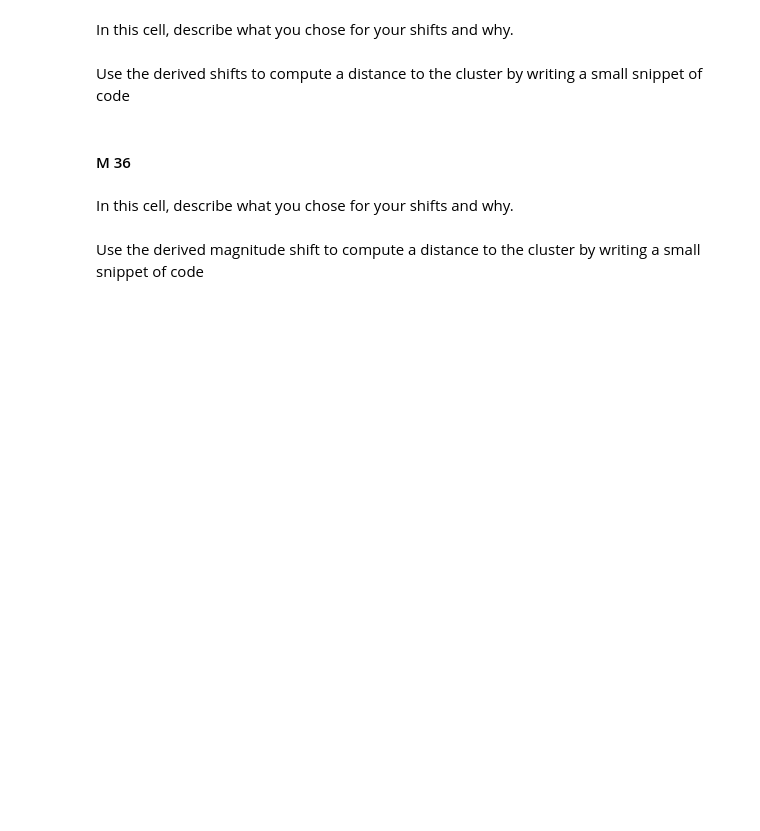
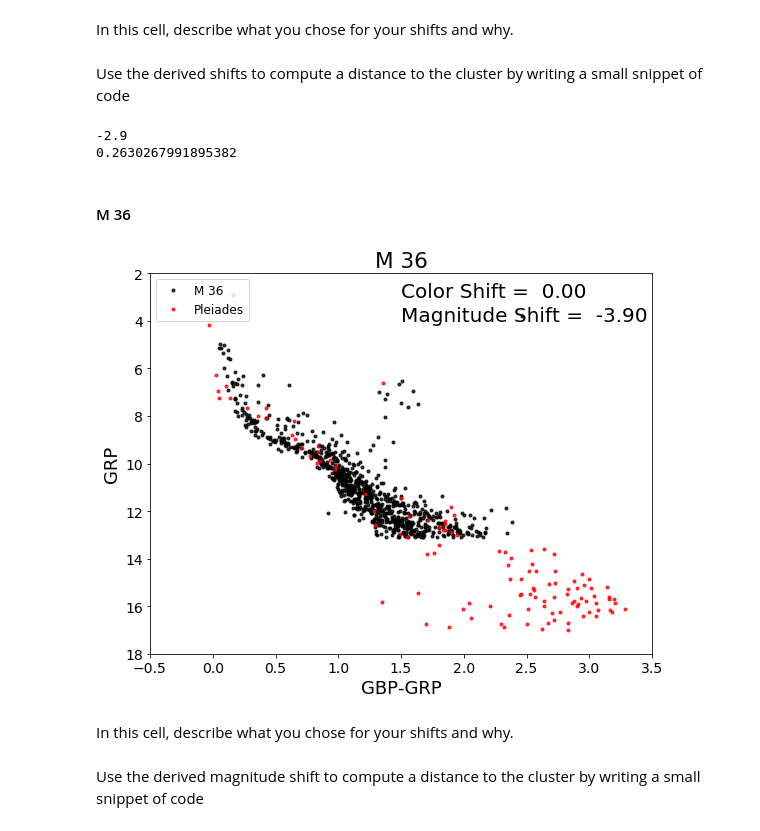
Before and after one commit to sharongary/ASTR596-HW2, a Jupyter notebook: cluster_plot_student.ipynb, the cells around one changed output. Saved outputs shown, nothing was run; the diff lists cells and outputs as text; code cells hidden in the pictures; blank space fills up the shorter version.

```diff
--- a/cluster_plot_student.ipynb
+++ b/cluster_plot_student.ipynb
@@ -51,16 +53,22 @@ Use the derived shifts to compute a distance to the cluster by writing a small s
 #To print a value you need to write "print
 # *******
 # enter your calculated shift here
-shift_m34 =
+shift_m34 = -2.9
+print(shift_m34)
 
 # Assuming the distance to M45 is 130pc write an code expression that converts your shift into the ratio of the distances
 #the Pleiades to this cluster
-dist_ratio_m34 =
+dist_ratio_m34 = 10 ** ((shift_m34) / 5)
 print(dist_ratio_m34)
+# %% [output]
+-2.9
+0.2630267991895382
 # %% [markdown]
 #### M 36
 # %%
-cp.cmdplot(clustname='M 36',magshift=0.0,colshift=0.0)
+cp.cmdplot(clustname='M 36',magshift=-3.9,colshift=0.0)
+# %% [output]
+[figure, added]
 # %% [markdown]
 In this cell, describe what you chose for your shifts and why.
 # %% [markdown]
```
Also changed, not shown: parts of 9 cells of this notebook.
